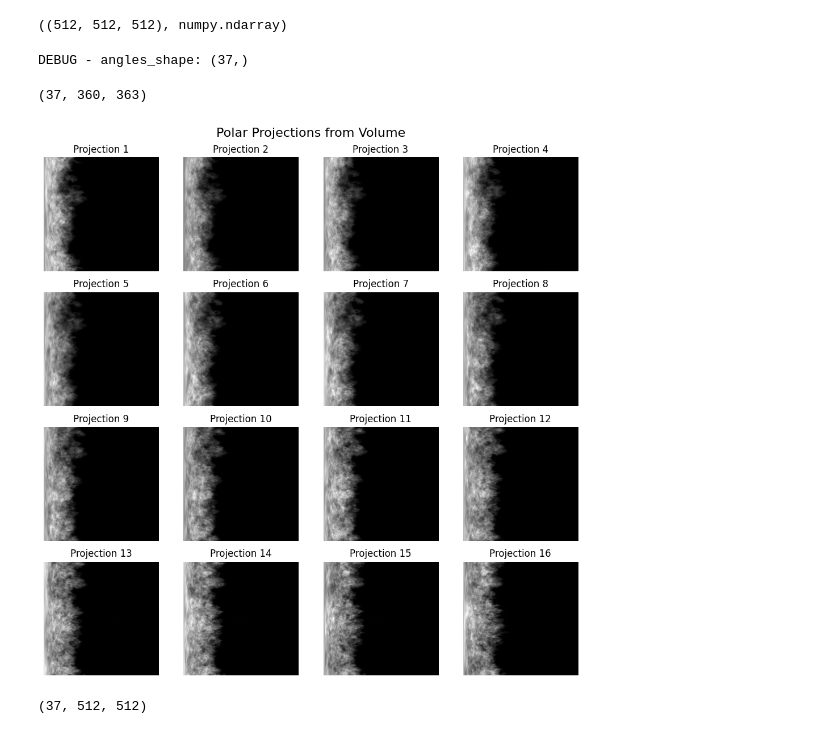
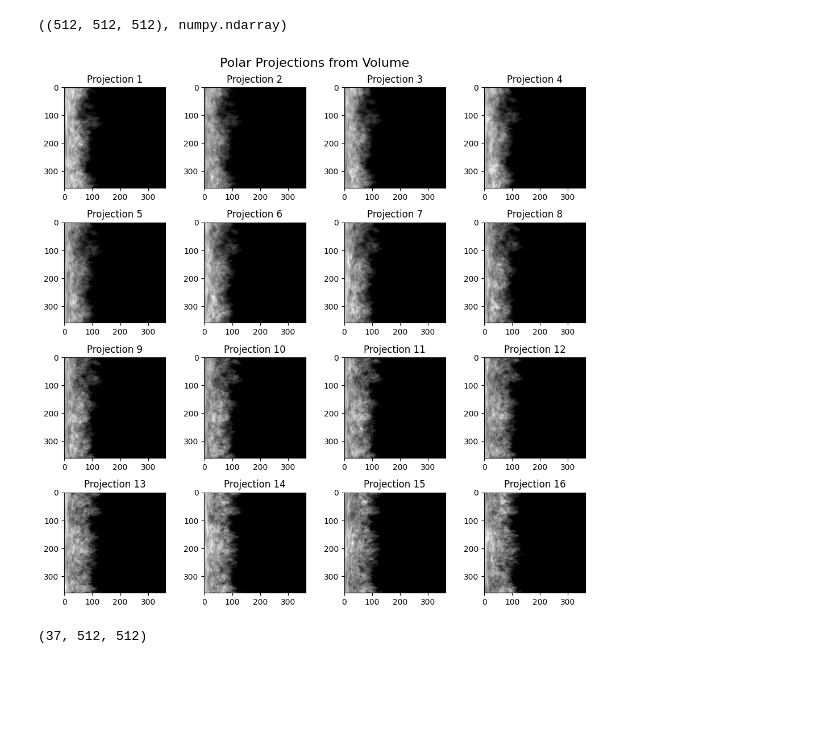
Before and after one commit to Lucaslab-Berkeley/Panther-EM, a Jupyter notebook: examples/polar_projections.ipynb, the cells around one changed output. Saved outputs shown, nothing was run; the diff lists cells and outputs as text; code cells hidden in the pictures; blank space fills up the shorter version.

Commit message:
implement better polar sampling coordinate system

```diff
--- a/examples/polar_projections.ipynb
+++ b/examples/polar_projections.ipynb
@@ -14,12 +19,8 @@ volume.shape, type(volume)
 # %%
 phi = np.linspace(0, 180, 37, endpoint=False)
 theta = np.linspace(0, 180, 37, endpoint=False)
-projections = get_polar_projections_from_volume(
-    volume,
-    phi=phi,
-    theta=theta,
-)
-projections.shape
+psi = np.zeros_like(phi)
+
+rot_matrix = Rotation.from_euler(
+    "ZYZ", np.vstack((phi, theta, psi)).T, degrees=True
+).as_matrix()
-# %% [output]
-DEBUG - angles_shape: (37,)
-(37, 360, 363)
@@ -26,13 +34,13 @@ DEBUG - angles_shape: (37,)
 # %%
 # Plot the first 16 projections
 fig, axes = plt.subplots(4, 4, figsize=(10, 10))
 for i, ax in enumerate(axes.ravel()):
     ax.imshow(projections[i], cmap="gray")
-    ax.set_title(f"Projection {i+1}")
-    ax.axis("off")
+    ax.set_title(f"Projection {i + 1}")
+
 fig.suptitle("Polar Projections from Volume", fontsize=16)
 plt.tight_layout()
 plt.show()
 # %% [output]
-[figure, old version]
+[figure, new version]
 # %%
```
Also changed, not shown: parts of 6 cells of this notebook, 10 other files.
